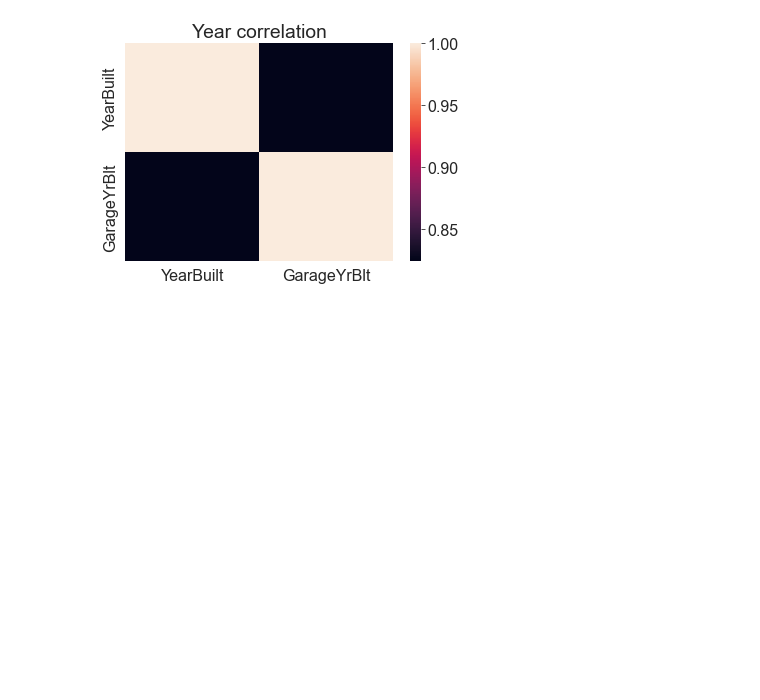
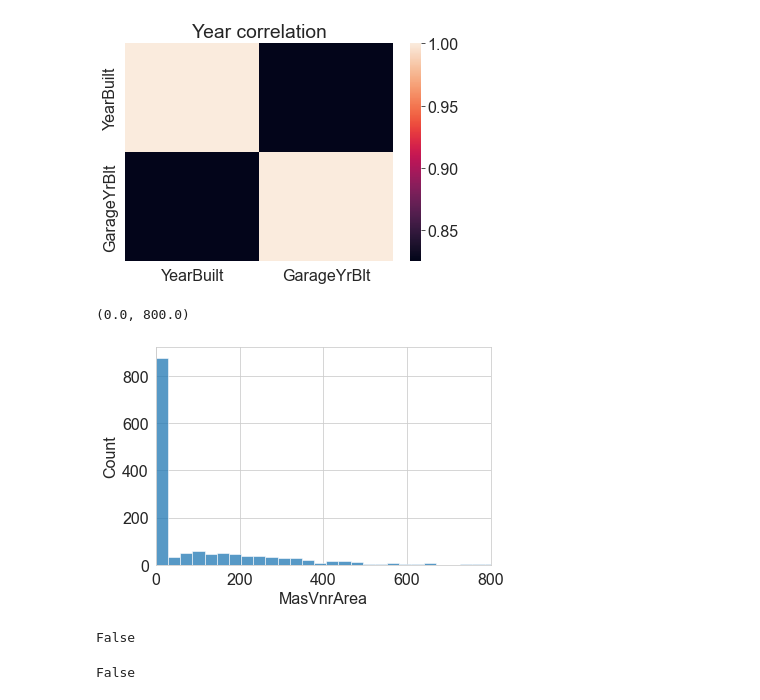
Before and after one commit to GoldenGarr/House-prices-reg, a Jupyter notebook: house_prices.ipynb, the cells around one changed output. Saved outputs shown, nothing was run; the diff lists cells and outputs as text; code cells hidden in the pictures; blank space fills up the shorter version.

```diff
--- a/house_prices.ipynb
+++ b/house_prices.ipynb
@@ -111,10 +136,7 @@ plt.tight_layout()
 # %%
-low_corr_features = [
-#     'MSSubClass', 'LotFrontage', 'BsmtFinSF1', 'BsmtFinSF2',
-    'MoSold', 'YrSold'
-#     'LotFrontage', 'LotArea', 'OverallQual', 'OverallCond', 'YearBuilt',
-#     'YearRemodAdd', 'MasVnrArea', 'BsmtFinSF1', 'BsmtFinSF2', ''
-]
-df = df.drop(low_corr_features, axis=1)
+# low_corr_features = [
+#     'MoSold', 'YrSold'
+# ]
+# df = df.drop(low_corr_features, axis=1)
 # %%
 numeric_columns = df.loc[:, df.dtypes != object].columns
@@ -157,7 +176,7 @@ plt.tight_layout()
 # %%
-filler = df.LotFrontage.fillna(
-    df.groupby(['MSSubClass', 'MSZoning', 'LotShape']).LotFrontage.transform('mean')
-)
+# filler = df.LotFrontage.fillna(
+#     df.groupby(['MSSubClass', 'MSZoning', 'LotShape']).LotFrontage.transform('mean')
+# )
 
-df = df[~filler.isna()]
-df.LotFrontage = df.LotFrontage.fillna(filler)
+# df = df[~filler.isna()]
+# df.LotFrontage = df.LotFrontage.fillna(filler)
@@ -198,5 +197,14 @@ sns.heatmap(df[['YearBuilt', 'GarageYrBlt']].corr())
 df.GarageYrBlt = df.GarageYrBlt.fillna(
     df.YearBuilt
 )
-# %%
-df = df.dropna(subset=['MasVnrArea'])
+# %%
+df = df.drop(
+    df[categorical_columns].isna().sum().sort_values(ascending=False)[:5].index,
+    axis=1
+)
+# %%
+sns.histplot(x=df.MasVnrArea)
+plt.xlim(0, 800)
+# %% [output]
+(0.0, 800.0)
+[figure, added]
@@ -202,0 +215,4 @@ df = df.dropna(subset=['MasVnrArea'])
+# %%
+df[numeric_columns].isna().any().any()
+# %% [output]
+False
@@ -203,3 +226,7 @@ df = df.dropna(subset=['MasVnrArea'])
+# %%
+df.isna().any().any()
+# %% [output]
+False
 # %%
 df.shape
 # %% [output]
```
Also changed, not shown: parts of 42 cells of this notebook.
